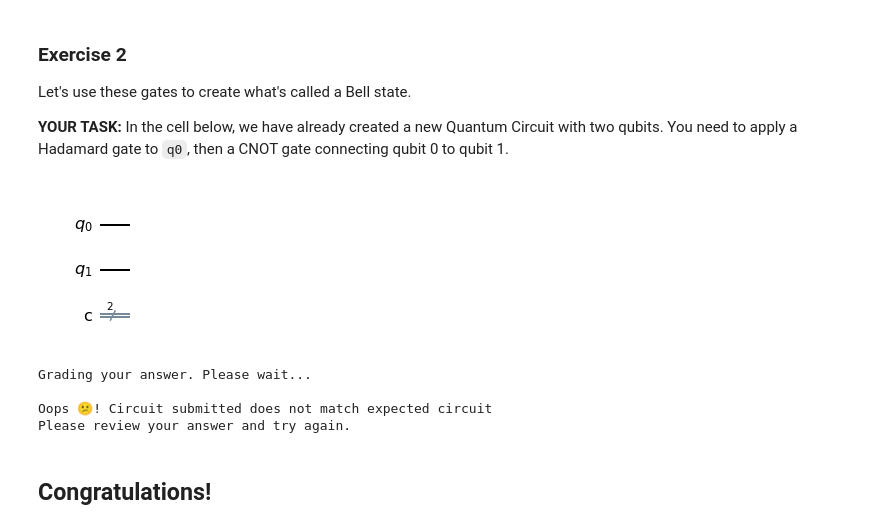
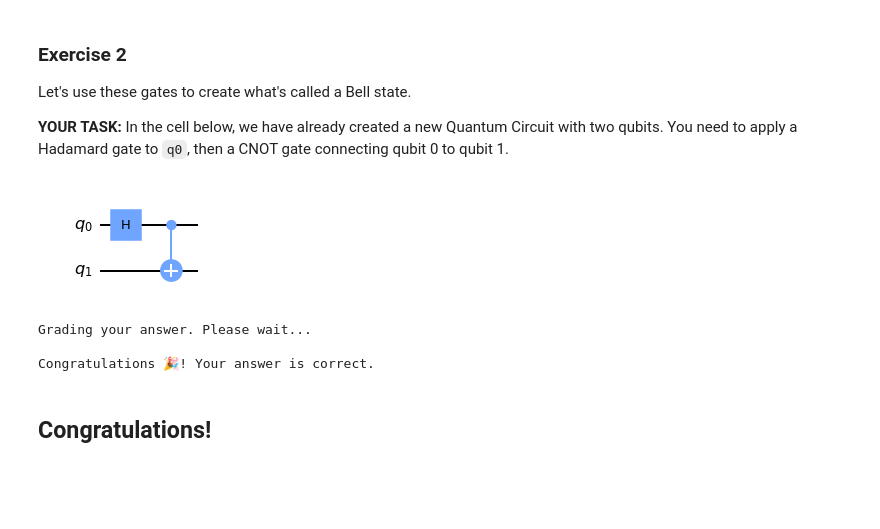
Before and after one commit to drjpeibol/Qiskit-Fall-Fest-Labs, a Jupyter notebook: Lab A - First Steps.ipynb, the cells around one changed output. Cells and saved outputs as stored; diff of their text form; code cells hidden in the pictures; blank space fills up the shorter version.

```diff
--- a/Lab A - First Steps.ipynb
+++ b/Lab A - First Steps.ipynb
@@ -255,20 +256,27 @@ Let's use these gates to create what's called a Bell state.
 # %%
 from qiskit import QuantumCircuit
 
 qc = QuantumCircuit(2, 2)
 
 
 ## Write your code below here ##
 
+qc = QuantumCircuit(2)
 
+# We add an H gate on qubit 0, putting this qubit in superposition.
+qc.h(0)
+
+# Finally we add a CX (CNOT) gate on qubit 0 and qubit 1
+# This entangles the two qubits together
+qc.cx(0, 1)
 
 ## Do not modify the code under this line ##
 
 
 answer2 = qc
 qc.draw(output="mpl")
 # %% [output]
-[figure, old version]
+[figure, new version]
 # %%
 # Grader Cell: Run this to submit your answer
 
@@ -278,8 +286,7 @@ grade_ex1b(answer2)
 # %% [output]
 Grading your answer. Please wait...
 
-Oops 😕! Circuit submitted does not match expected circuit
-Please review your answer and try again.
+Congratulations 🎉! Your answer is correct.
 # %% [markdown]
 ## Congratulations!
 # %% [markdown]
```
Also changed, not shown: parts of 3 cells of this notebook.
